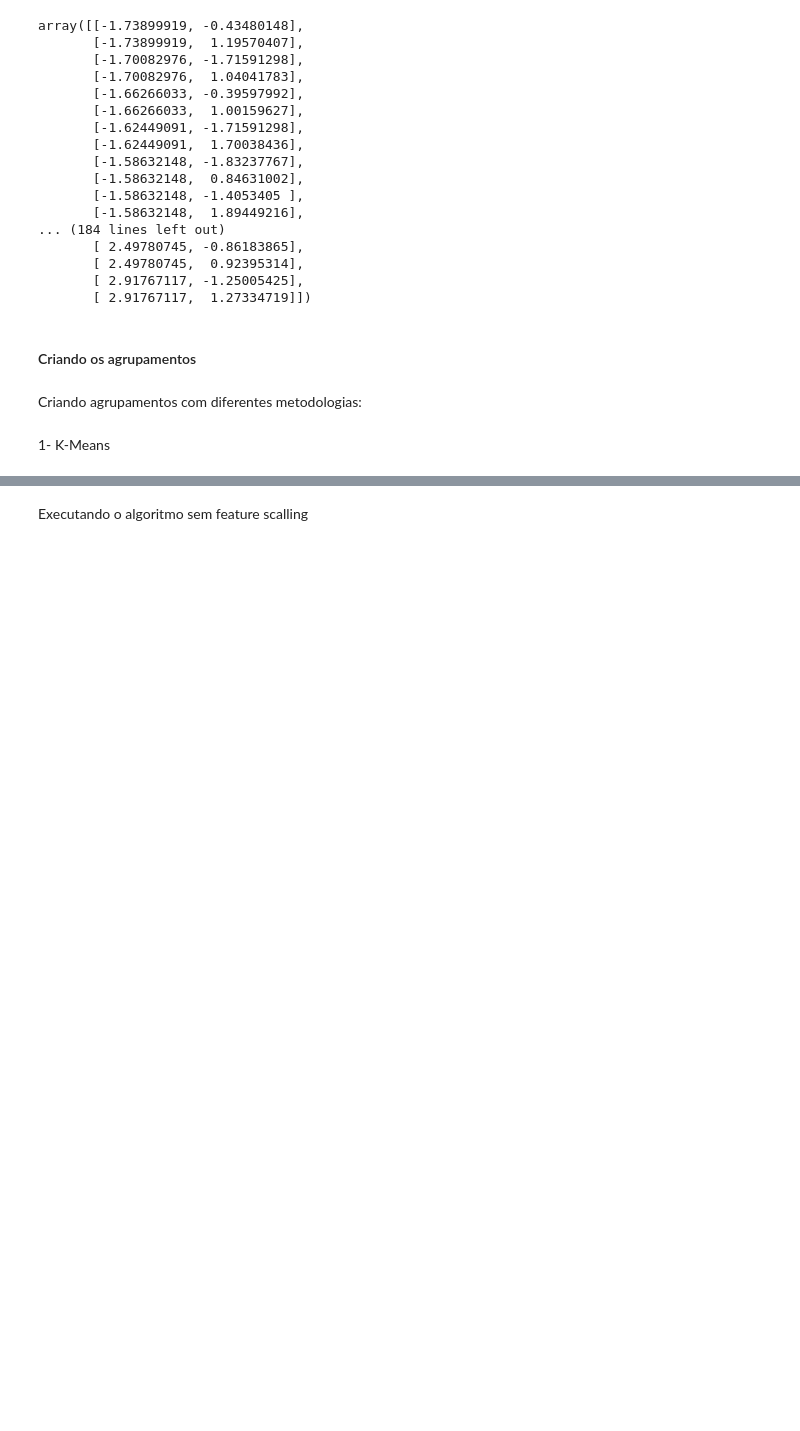
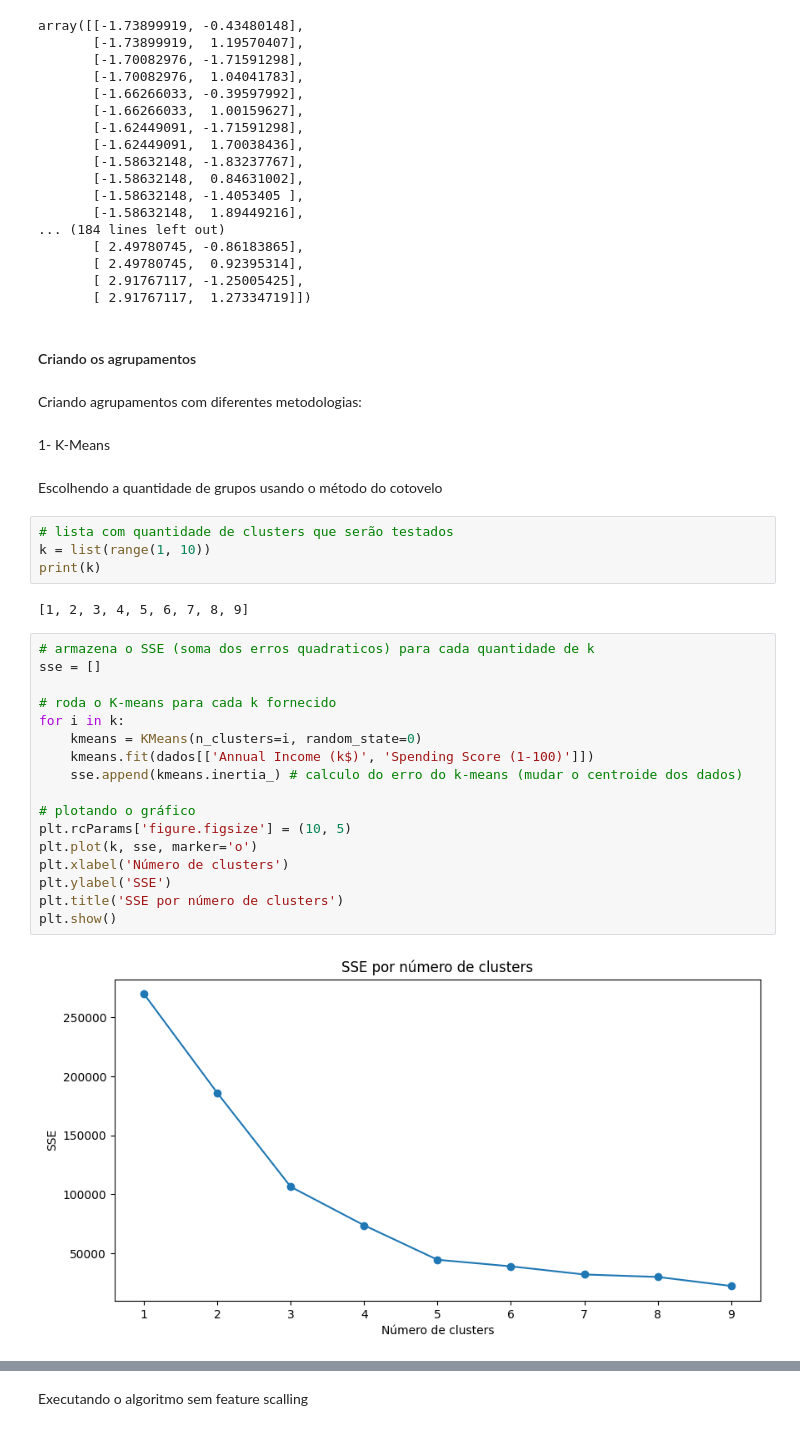
Before and after one commit to torvess/clusterizacao_consumidores_kmeans_Jun-2024, a Jupyter notebook: grupo_consumidores.ipynb, the cells around one changed output, grey strips where cells are left out. Drawn from its saved outputs; the diff is of its cells as text; blank space fills up the shorter version.

Commit message:
!git commit -m "Update grupo_consumidores.ipynb" !git push origin main

```diff
--- a/grupo_consumidores.ipynb
+++ b/grupo_consumidores.ipynb
@@ -135,3 +135,30 @@ array([[-1.73899919, -0.43480148],
 Criando agrupamentos com diferentes metodologias:
 # %% [markdown]
 1- K-Means
+# %% [markdown]
+Escolhendo a quantidade de grupos usando o método do cotovelo
+# %%
+# lista com quantidade de clusters que serão testados
+k = list(range(1, 10))
+print(k)
+# %% [output]
+[1, 2, 3, 4, 5, 6, 7, 8, 9]
+# %%
+# armazena o SSE (soma dos erros quadraticos) para cada quantidade de k
+sse = []
+
+# roda o K-means para cada k fornecido
+for i in k:
+    kmeans = KMeans(n_clusters=i, random_state=0)
+    kmeans.fit(dados[['Annual Income (k$)', 'Spending Score (1-100)']])
+    sse.append(kmeans.inertia_) # calculo do erro do k-means (mudar o centroide dos dados)
+
+# plotando o gráfico
+plt.rcParams['figure.figsize'] = (10, 5)
+plt.plot(k, sse, marker='o')
+plt.xlabel('Número de clusters')
+plt.ylabel('SSE')
+plt.title('SSE por número de clusters')
+plt.show()
+# %% [output]
+[figure, added]
```
Also changed, not shown: parts of 11 cells of this notebook.
